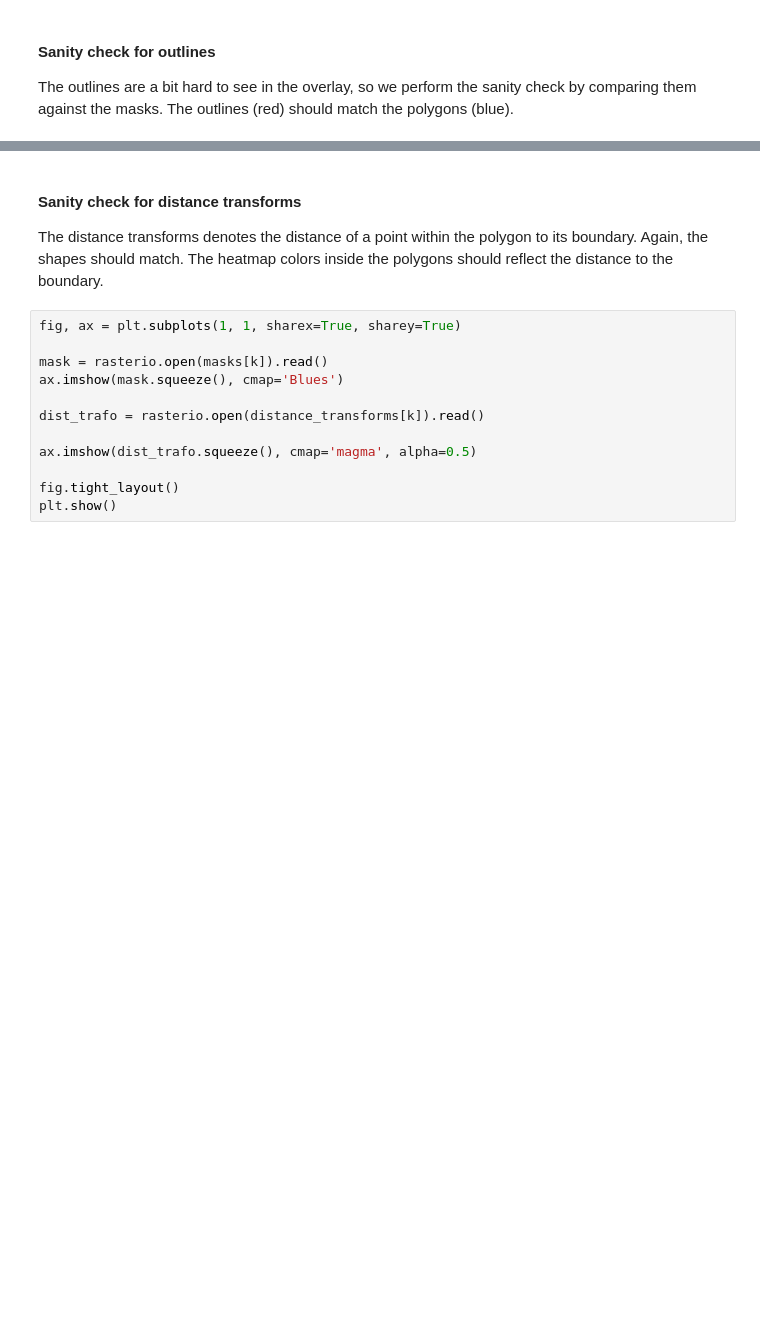
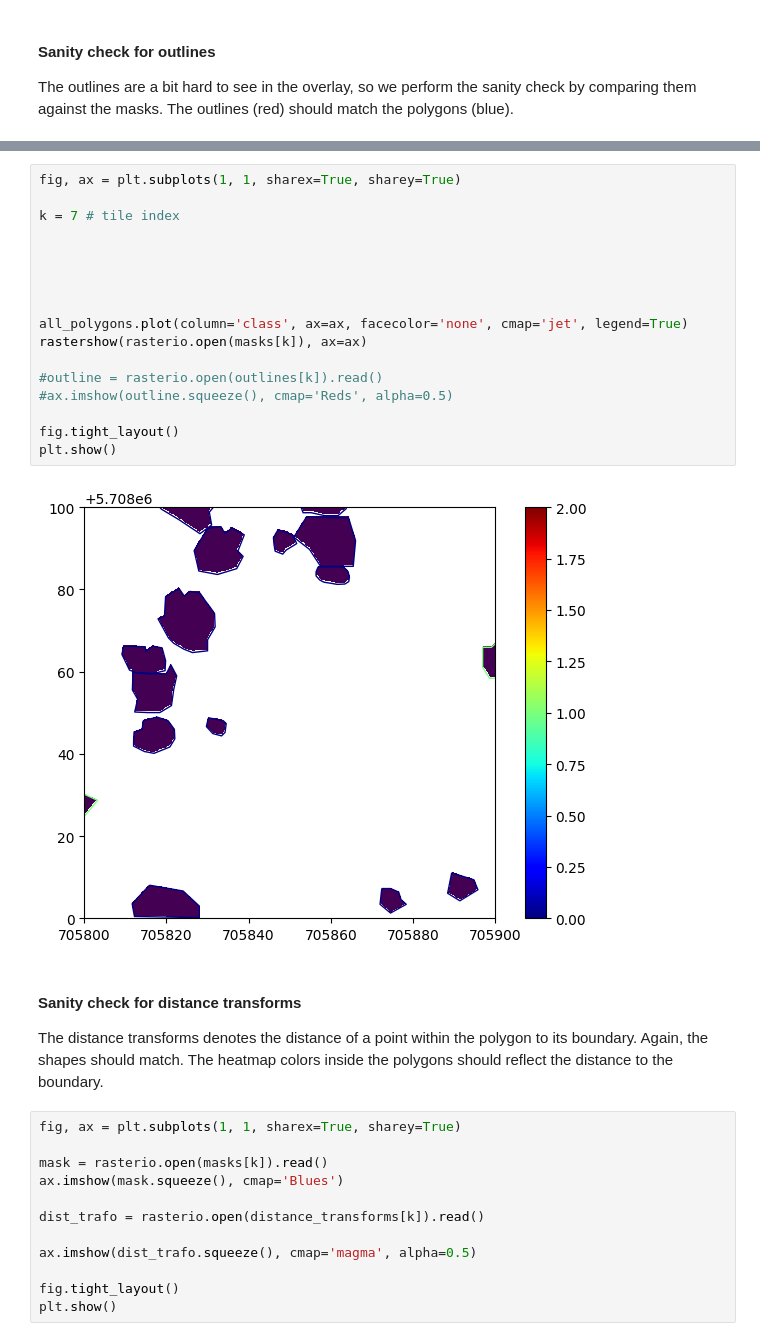
Before and after one commit to luismaecker/DeepTrees_fork, a Jupyter notebook: notebooks/processing/quick_data_check.ipynb, the cells around one changed output, grey strips where cells are left out. Saved outputs shown, nothing was run; the diff lists cells and outputs as text; blank space fills up the shorter version.

```diff
--- a/notebooks/processing/quick_data_check.ipynb
+++ b/notebooks/processing/quick_data_check.ipynb
@@ -182,3 +281,22 @@ plt.show()
+# %%
+fig, ax = plt.subplots(1, 1, sharex=True, sharey=True)
+
+k = 7 # tile index
+
+
+
+
+
+all_polygons.plot(column='class', ax=ax, facecolor='none', cmap='jet', legend=True)
+rastershow(rasterio.open(masks[k]), ax=ax)
+
+#outline = rasterio.open(outlines[k]).read()
+#ax.imshow(outline.squeeze(), cmap='Reds', alpha=0.5)
+
+fig.tight_layout()
+plt.show()
+# %% [output]
+[figure, added]
 # %% [markdown]
 #### Sanity check for distance transforms
 
```
Also changed, not shown: parts of 17 cells of this notebook, 1 other file.
